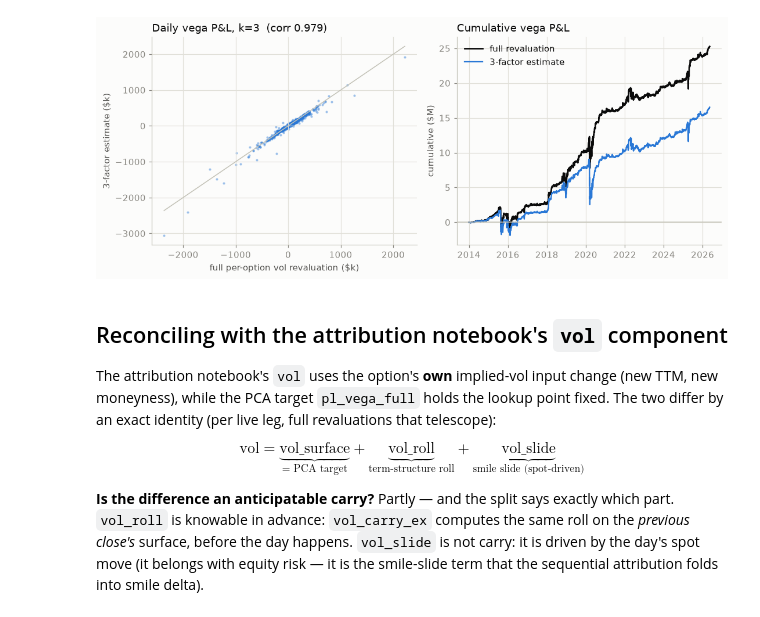
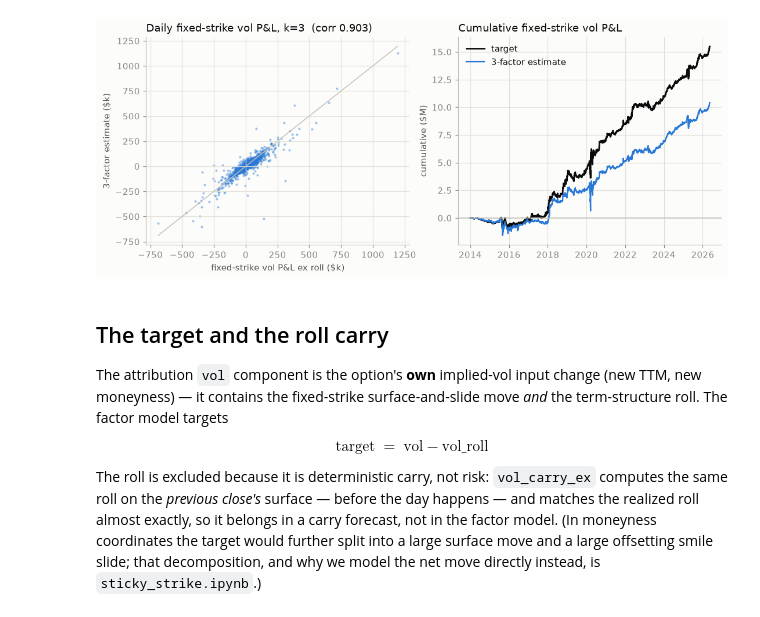
Before and after one commit to yufeng66/vol_pca, a Jupyter notebook: pca_factors.ipynb, the cells around one changed output. Cells and saved outputs as stored; diff of their text form; code cells hidden in the pictures.

```diff
--- a/pca_factors.ipynb
+++ b/pca_factors.ipynb
@@ -22,6 +30,7 @@ import matplotlib.pyplot as plt
 from matplotlib.colors import LinearSegmentedColormap
 
 from vol_pca import load_surfaces, simulate_book, fit_pca, factor_vega_estimates, estimate_metrics
+from vol_pca.factors import sticky_strike_dsigma
 from vol_pca.attribution import independent_attribution
 from vol_pca.surface import TTM_PILLARS, MONEYNESS
 
@@ -41,7 +50,8 @@ TTM_LBL = ["1M", "2M", "3M", "4M", "6M", "8M", "10M", "12M"]
 MON_LBL = [str(int(m)) for m in MONEYNESS]
 
 sd = load_surfaces("SPX_volSurface 2.csv")
-book, bucket_vega, dsigma = simulate_book(sd)
+book, bucket_vega, _ = simulate_book(sd)
+dsigma = sticky_strike_dsigma(sd)              # sticky-strike, bicubic sampling
 attr, _ = independent_attribution(sd)
 normal = (book["gap_days"] <= 7).to_numpy()
 
@@ -56,8 +66,9 @@ for i in range(6):
 
 ks = [1, 2, 3, 5, 10, model.n_components]
 estimates, exposures, scores = factor_vega_estimates(bucket_vega, dsigma, model, ks)
-target = book["pl_vega_full"].to_numpy()
+target = (attr["vol"] - attr["vol_roll"]).to_numpy()   # fixed-strike vol P&L ex roll
 print(f"{len(book)} P&L days; grid {len(TTM_PILLARS)} TTMs x {len(MONEYNESS)} moneyness "
       f"= {dsigma.shape[1]} pillars")
+print(f"target: fixed-strike vol P&L ex roll, daily std ${target[normal].std():,.0f}")
 # %% [output]
 3140 P&L days; grid 8 TTMs x 13 moneyness = 104 pillars
@@ -187,37 +204,36 @@ plt.tight_layout(); plt.show()
 # %%
 est3 = estimates[3]
 fig, axes = plt.subplots(1, 2, figsize=(10, 4.2))
 lim = np.array([target[normal].min(), target[normal].max()]) / 1e3
 axes[0].plot(lim, lim, color="#c3c2b7", lw=1)
 axes[0].scatter(target[normal] / 1e3, est3[normal] / 1e3, s=7, color=PC_C[0], alpha=0.45, lw=0)
 c = np.corrcoef(target[normal], est3[normal])[0, 1]
-axes[0].set_xlabel("full per-option vol revaluation ($k)")
+axes[0].set_xlabel("fixed-strike vol P&L ex roll ($k)")
 axes[0].set_ylabel("3-factor estimate ($k)")
-axes[0].set_title(f"Daily vega P&L, k=3  (corr {c:.3f})", loc="left")
+axes[0].set_title(f"Daily fixed-strike vol P&L, k=3  (corr {c:.3f})", loc="left")
 
-axes[1].plot(book.index, np.cumsum(target) / 1e6, color=INK, lw=1.8, label="full revaluation")
+axes[1].plot(book.index, np.cumsum(target) / 1e6, color=INK, lw=1.8, label="target")
 axes[1].plot(book.index, np.cumsum(est3) / 1e6, color=PC_C[0], lw=1.5, label="3-factor estimate")
 axes[1].axhline(0, color="#c3c2b7", lw=1)
 axes[1].set_ylabel("cumulative ($M)")
-axes[1].set_title("Cumulative vega P&L", loc="left")
+axes[1].set_title("Cumulative fixed-strike vol P&L", loc="left")
 axes[1].legend(loc="upper left")
 plt.tight_layout(); plt.show()
 # %% [output]
-[figure, old version]
+[figure, new version]
 # %% [markdown]
-## Reconciling with the attribution notebook's `vol` component
+## The target and the roll carry
 
-The attribution notebook's `vol` uses the option's **own** implied-vol input change (new
-TTM, new moneyness), while the PCA target `pl_vega_full` holds the lookup point fixed.
-The two differ by an exact identity (per live leg, full revaluations that telescope):
+The attribution `vol` component is the option's **own** implied-vol input change (new
+TTM, new moneyness) — it contains the fixed-strike surface-and-slide move *and* the
+term-structure roll. The factor model targets
 
-$$\text{vol} = \underbrace{\text{vol\_surface}}_{\text{= PCA target}}
- + \underbrace{\text{vol\_roll}}_{\text{term-structure roll}}
- + \underbrace{\text{vol\_slide}}_{\text{smile slide (spot-driven)}}$$
+$$\text{target} \;=\; \text{vol} - \text{vol\_roll}$$
 
-**Is the difference an anticipatable carry?** Partly — and the split says exactly which
-part. `vol_roll` is knowable in advance: `vol_carry_ex` computes the same roll on the
-*previous close's* surface, before the day happens. `vol_slide` is not carry: it is
-driven by the day's spot move (it belongs with equity risk — it is the smile-slide term
-that the sequential attribution folds into smile delta).
+The roll is excluded because it is deterministic carry, not risk: `vol_carry_ex`
+computes the same roll on the *previous close's* surface — before the day happens — and
+matches the realized roll almost exactly, so it belongs in a carry forecast, not in the
+factor model. (In moneyness coordinates the target would further split into a large
+surface move and a large offsetting smile slide; that decomposition, and why we model
+the net move directly instead, is `sticky_strike.ipynb`.)
 # %%
```
Also changed, not shown: parts of 14 cells of this notebook, 10 other files.
